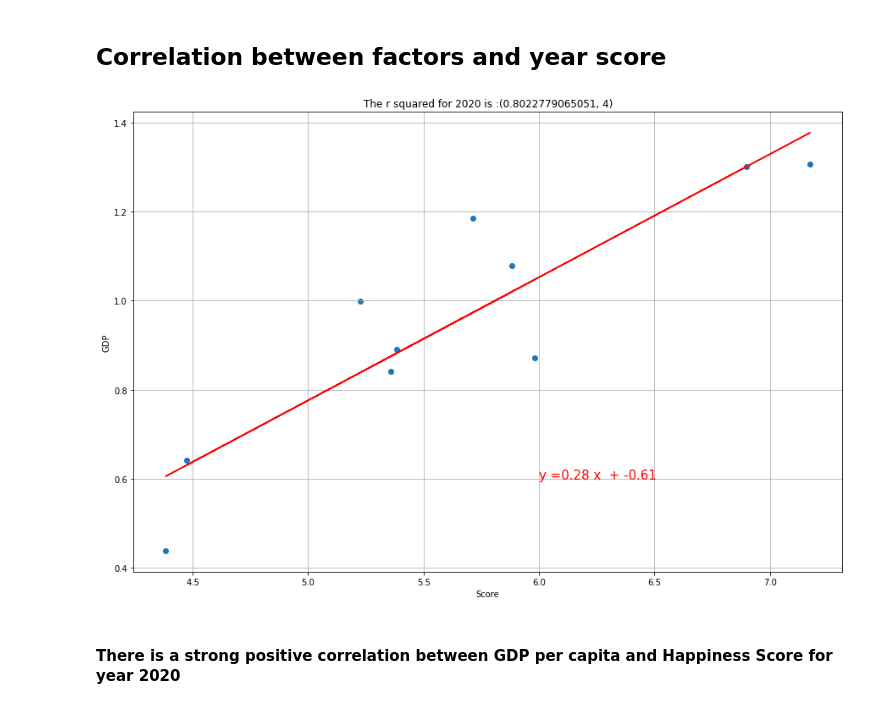
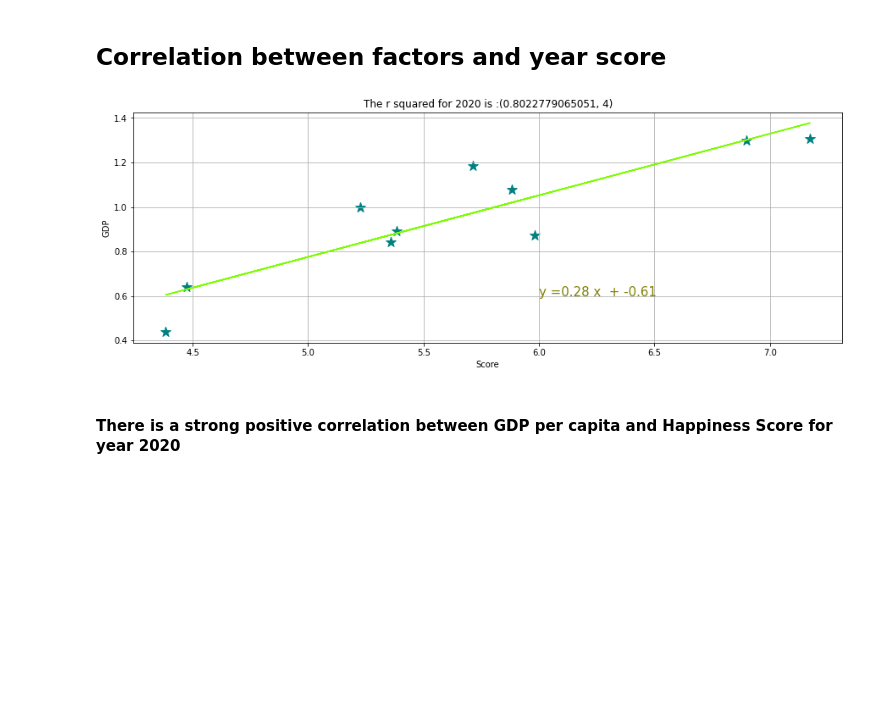
Before and after one commit to paoestefan/Proyect-Gamma, a Jupyter notebook: Happy code.ipynb, the cells around one changed output. Drawn from its saved outputs; the diff is of its cells as text; code cells hidden in the pictures; blank space fills up the shorter version.

```diff
--- a/Happy code.ipynb
+++ b/Happy code.ipynb
@@ -401,24 +402,24 @@ Regional_df
 # %%
 x_values=Regional_df["Score_2020"]
 y_values=Regional_df["GDP per capita_2020"]
 (slope, intercept, rvalue, pvalue, stderr) = linregress(x_values, y_values)
 correlation_matrix = np.corrcoef(x_values, y_values)
 correlation_xy = correlation_matrix[0,1]
 r_squared = correlation_xy**2
 regress_values = x_values * slope + intercept
 line_eq = f"y ={round(slope,2)} x  + {round(intercept,2)}"
-plt.subplots(figsize=(15,10))
-plt.scatter(x_values,y_values)
-plt.plot(x_values,regress_values,"red")
-plt.annotate(line_eq,(6.0,0.6),fontsize=15,color="red")
+plt.subplots(figsize=(15,5))
+plt.scatter(x_values,y_values,color="teal",marker="*",s=150)
+plt.plot(x_values,regress_values,"lawngreen")
+plt.annotate(line_eq,(6.0,0.6),fontsize=15,color="olive")
 plt.ylabel("GDP")
 plt.xlabel("Score")
 plt.title(f"The r squared for 2020 is :{r_squared,4}")
 plt.savefig("Images/Score 2020 vs GDP.png")
 plt.grid()
 plt.show()
 # %% [output]
-[figure, old version]
+[figure, new version]
 # %% [markdown]
 #### There is a strong positive correlation between GDP per capita and Happiness Score for year 2020
 # %%
```
Also changed, not shown: parts of 7 cells of this notebook, 8 other files.
